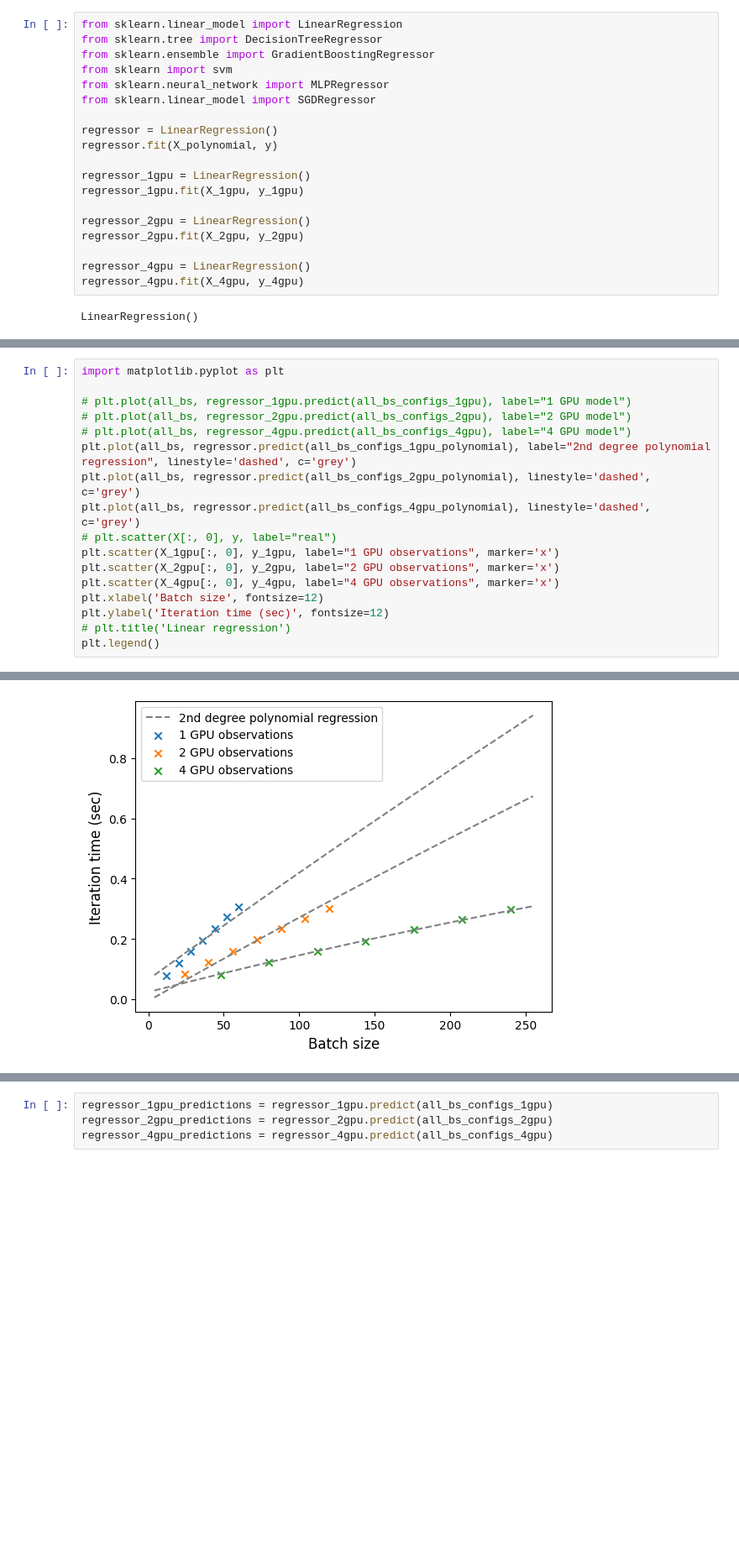
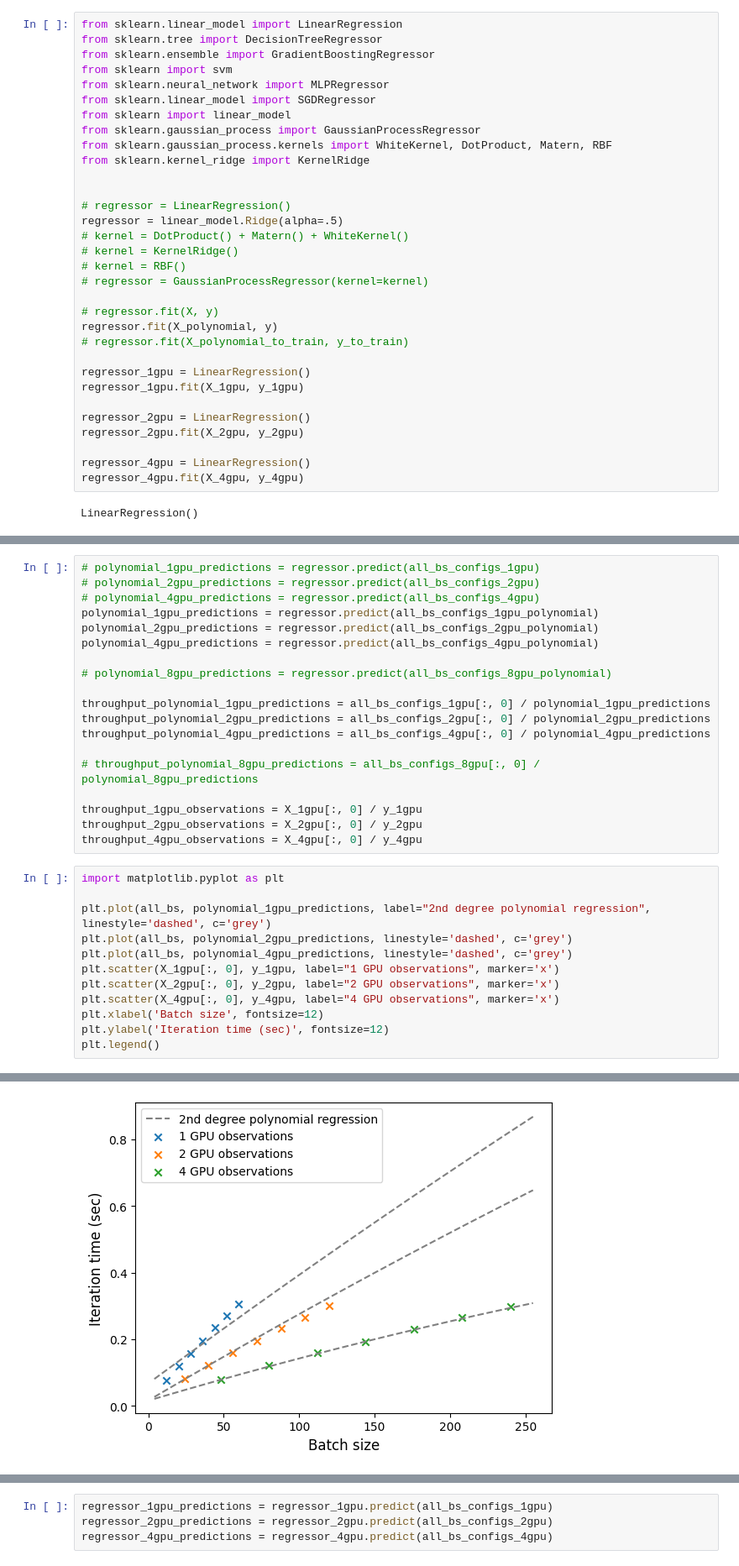
Before and after one commit to Erland366/alpa, a Jupyter notebook: examples/throughput_model_verification/BERT-base/throughput_plots.ipynb, the cells around one changed output, grey strips where cells are left out. Shown: that part at 84% size. Drawn from its saved outputs; the diff is of its cells as text; blank space fills up the shorter version.

```diff
--- a/examples/throughput_model_verification/BERT-base/throughput_plots.ipynb
+++ b/examples/throughput_model_verification/BERT-base/throughput_plots.ipynb
@@ -114,9 +123,22 @@ from sklearn.ensemble import GradientBoostingRegressor
 from sklearn import svm
 from sklearn.neural_network import MLPRegressor
 from sklearn.linear_model import SGDRegressor
+from sklearn import linear_model
+from sklearn.gaussian_process import GaussianProcessRegressor
+from sklearn.gaussian_process.kernels import WhiteKernel, DotProduct, Matern, RBF
+from sklearn.kernel_ridge import KernelRidge
 
-regressor = LinearRegression()
+
+# regressor = LinearRegression()
+regressor = linear_model.Ridge(alpha=.5)
+# kernel = DotProduct() + Matern() + WhiteKernel()
+# kernel = KernelRidge()
+# kernel = RBF()
+# regressor = GaussianProcessRegressor(kernel=kernel)
+
+# regressor.fit(X, y)
 regressor.fit(X_polynomial, y)
+# regressor.fit(X_polynomial_to_train, y_to_train)
 
 regressor_1gpu = LinearRegression()
 regressor_1gpu.fit(X_1gpu, y_1gpu)
@@ -131,20 +177,34 @@ LinearRegression()
+# %%
+# polynomial_1gpu_predictions = regressor.predict(all_bs_configs_1gpu)
+# polynomial_2gpu_predictions = regressor.predict(all_bs_configs_2gpu)
+# polynomial_4gpu_predictions = regressor.predict(all_bs_configs_4gpu)
+polynomial_1gpu_predictions = regressor.predict(all_bs_configs_1gpu_polynomial)
+polynomial_2gpu_predictions = regressor.predict(all_bs_configs_2gpu_polynomial)
+polynomial_4gpu_predictions = regressor.predict(all_bs_configs_4gpu_polynomial)
+
+# polynomial_8gpu_predictions = regressor.predict(all_bs_configs_8gpu_polynomial)
+
+throughput_polynomial_1gpu_predictions = all_bs_configs_1gpu[:, 0] / polynomial_1gpu_predictions
+throughput_polynomial_2gpu_predictions = all_bs_configs_2gpu[:, 0] / polynomial_2gpu_predictions
+throughput_polynomial_4gpu_predictions = all_bs_configs_4gpu[:, 0] / polynomial_4gpu_predictions
+
+# throughput_polynomial_8gpu_predictions = all_bs_configs_8gpu[:, 0] / polynomial_8gpu_predictions
+
+throughput_1gpu_observations = X_1gpu[:, 0] / y_1gpu
+throughput_2gpu_observations = X_2gpu[:, 0] / y_2gpu
+throughput_4gpu_observations = X_4gpu[:, 0] / y_4gpu
 # %%
 import matplotlib.pyplot as plt
 
-# plt.plot(all_bs, regressor_1gpu.predict(all_bs_configs_1gpu), label="1 GPU model")
-# plt.plot(all_bs, regressor_2gpu.predict(all_bs_configs_2gpu), label="2 GPU model")
-# plt.plot(all_bs, regressor_4gpu.predict(all_bs_configs_4gpu), label="4 GPU model")
-plt.plot(all_bs, regressor.predict(all_bs_configs_1gpu_polynomial), label="2nd degree polynomial regression", linestyle='dashed', c='grey')
-plt.plot(all_bs, regressor.predict(all_bs_configs_2gpu_polynomial), linestyle='dashed', c='grey')
-plt.plot(all_bs, regressor.predict(all_bs_configs_4gpu_polynomial), linestyle='dashed', c='grey')
-# plt.scatter(X[:, 0], y, label="real")
+plt.plot(all_bs, polynomial_1gpu_predictions, label="2nd degree polynomial regression", linestyle='dashed', c='grey')
+plt.plot(all_bs, polynomial_2gpu_predictions, linestyle='dashed', c='grey')
+plt.plot(all_bs, polynomial_4gpu_predictions, linestyle='dashed', c='grey')
 plt.scatter(X_1gpu[:, 0], y_1gpu, label="1 GPU observations", marker='x')
 plt.scatter(X_2gpu[:, 0], y_2gpu, label="2 GPU observations", marker='x')
 plt.scatter(X_4gpu[:, 0], y_4gpu, label="4 GPU observations", marker='x')
 plt.xlabel('Batch size', fontsize=12)
 plt.ylabel('Iteration time (sec)', fontsize=12)
-# plt.title('Linear regression')
 plt.legend()
 # %% [output]
 <matplotlib.legend.Legend at 0x...>
-[figure, old version]
+[figure, new version]
```
Also changed, not shown: parts of 9 cells of this notebook, 20 other files.
